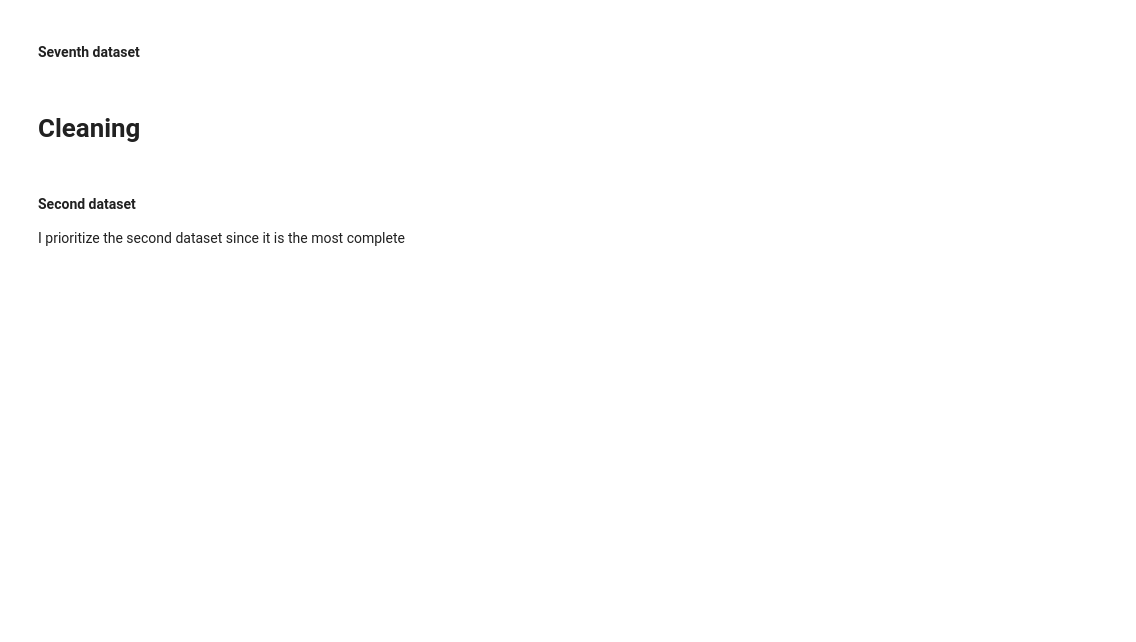
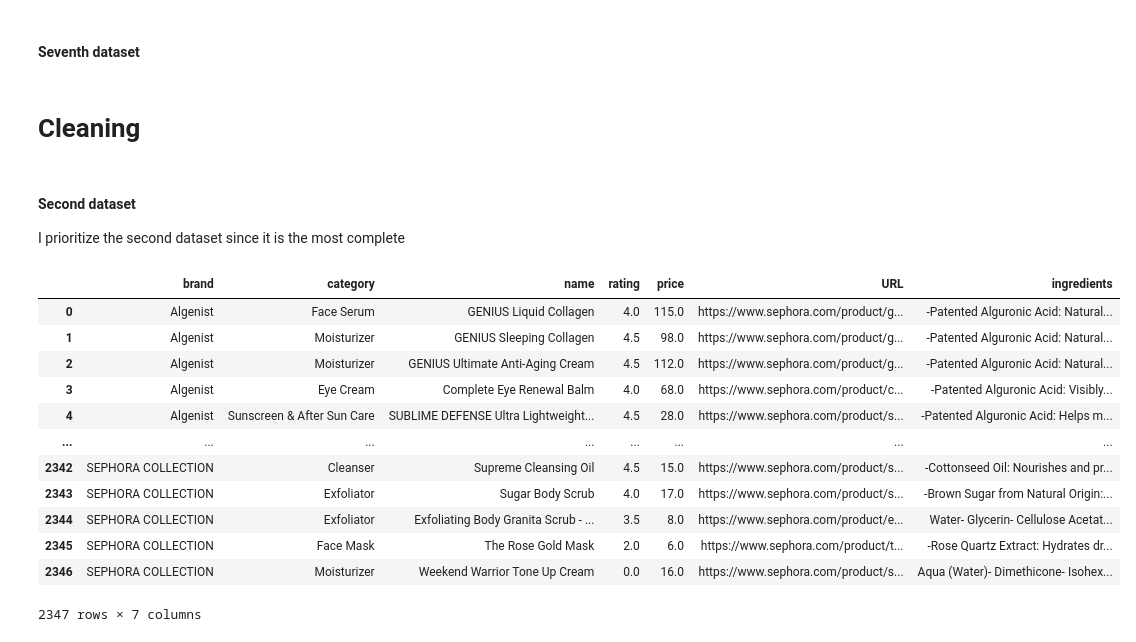
Before and after one commit to LucianaLescano/final-project, a Jupyter notebook: notebooks/1-getting_data.ipynb, the cells around one changed output. Drawn from its saved outputs; the diff is of its cells as text; code cells hidden in the pictures; blank space fills up the shorter version.

```diff
--- a/notebooks/1-getting_data.ipynb
+++ b/notebooks/1-getting_data.ipynb
@@ -123,6 +123,22 @@ second = re_label(second, allowed)
 # Reseting the index
 
 second = new_index(second)
+# %%
+second
+# %% [output]
+|  | brand | category | name | rating | price | URL | ingredients |
+| 0 | Algenist | Face Serum | GENIUS Liquid Collagen | 4.0 | 115.0 | https://www.sephora.com/product/g... | -Patented Alguronic Acid: Natural... |
+| 1 | Algenist | Moisturizer | GENIUS Sleeping Collagen | 4.5 | 98.0 | https://www.sephora.com/product/g... | -Patented Alguronic Acid: Natural... |
+| 2 | Algenist | Moisturizer | GENIUS Ultimate Anti-Aging Cream | 4.5 | 112.0 | https://www.sephora.com/product/g... | -Patented Alguronic Acid: Natural... |
+| 3 | Algenist | Eye Cream | Complete Eye Renewal Balm | 4.0 | 68.0 | https://www.sephora.com/product/c... | -Patented Alguronic Acid: Visibly... |
+| 4 | Algenist | Sunscreen & After Sun Care | SUBLIME DEFENSE Ultra Lightweight... | 4.5 | 28.0 | https://www.sephora.com/product/s... | -Patented Alguronic Acid: Helps m... |
+| ... | ... | ... | ... | ... | ... | ... | ... |
+| 2342 | SEPHORA COLLECTION | Cleanser | Supreme Cleansing Oil | 4.5 | 15.0 | https://www.sephora.com/product/s... | -Cottonseed Oil: Nourishes and pr... |
+| 2343 | SEPHORA COLLECTION | Exfoliator | Sugar Body Scrub | 4.0 | 17.0 | https://www.sephora.com/product/s... | -Brown Sugar from Natural Origin:... |
+| 2344 | SEPHORA COLLECTION | Exfoliator | Exfoliating Body Granita Scrub - ... | 3.5 | 8.0 | https://www.sephora.com/product/e... | Water- Glycerin- Cellulose Acetat... |
+| 2345 | SEPHORA COLLECTION | Face Mask | The Rose Gold Mask | 2.0 | 6.0 | https://www.sephora.com/product/t... | -Rose Quartz Extract: Hydrates dr... |
+| 2346 | SEPHORA COLLECTION | Moisturizer | Weekend Warrior Tone Up Cream | 0.0 | 16.0 | https://www.sephora.com/product/s... | Aqua (Water)- Dimethicone- Isohex... |
+2347 rows × 7 columns
 # %%
 # From dollar to euros
 
```
Also changed, not shown: parts of 1 cell of this notebook, 22 other files.
